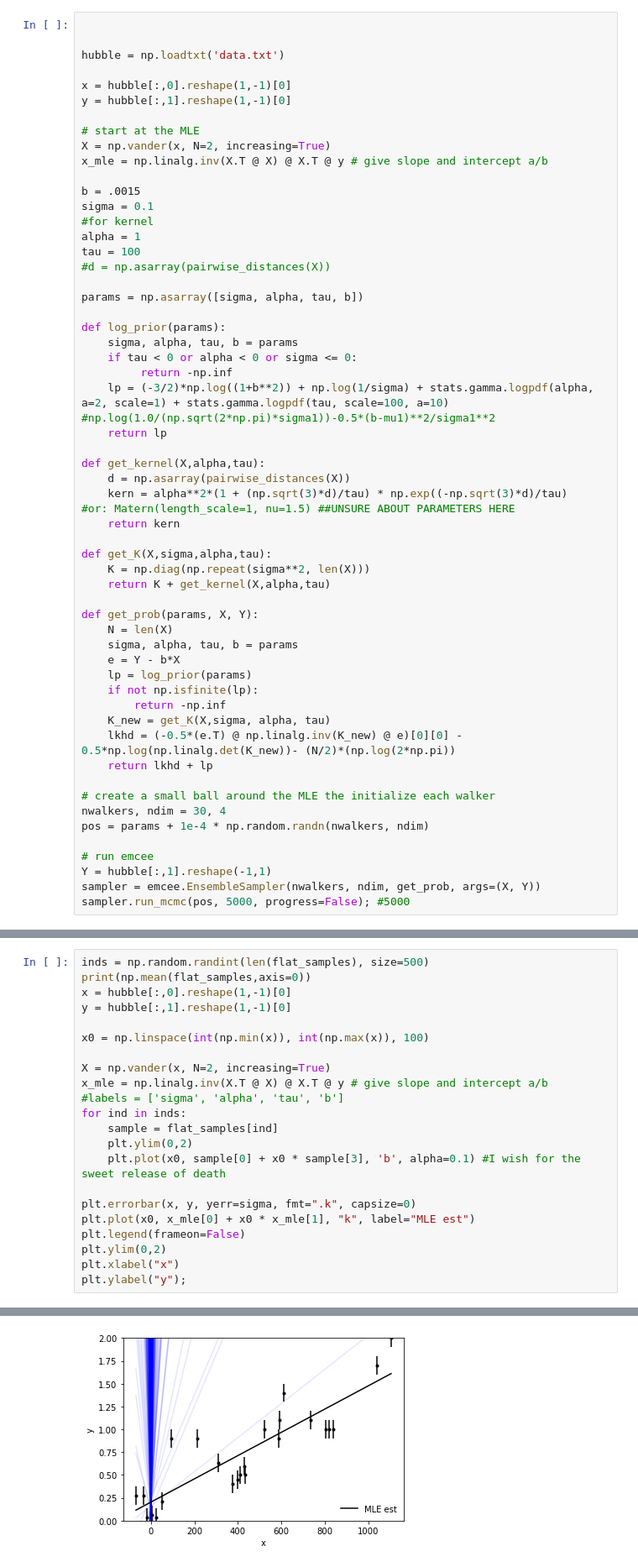
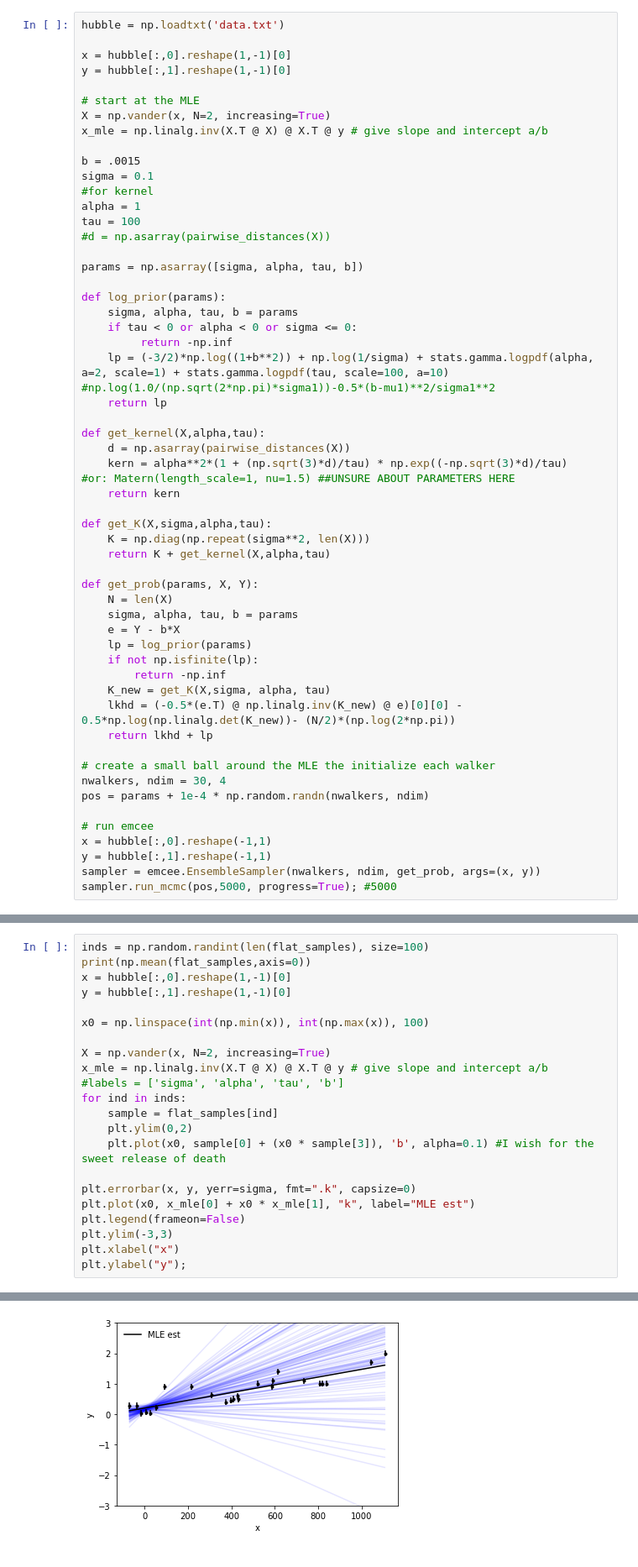
Before and after one commit to idcampbell/sml505-assignment5, a Jupyter notebook: Assignment5.ipynb, the cells around one changed output, grey strips where cells are left out. Shown: that part at 84% size. Saved outputs shown, nothing was run; the diff lists cells and outputs as text.

```diff
--- a/Assignment5.ipynb
+++ b/Assignment5.ipynb
@@ -35,8 +35,6 @@ import jax.numpy as jnp
 from sklearn.metrics import pairwise_distances
 import emcee
 # %%
-
-
 hubble = np.loadtxt('data.txt')
 
 x = hubble[:,0].reshape(1,-1)[0]
@@ -87,9 +85,10 @@ nwalkers, ndim = 30, 4
 pos = params + 1e-4 * np.random.randn(nwalkers, ndim)
 
 # run emcee
-Y = hubble[:,1].reshape(-1,1)
-sampler = emcee.EnsembleSampler(nwalkers, ndim, get_prob, args=(X, Y))
-sampler.run_mcmc(pos, 5000, progress=False); #5000
+x = hubble[:,0].reshape(-1,1)
+y = hubble[:,1].reshape(-1,1)
+sampler = emcee.EnsembleSampler(nwalkers, ndim, get_prob, args=(x, y))
+sampler.run_mcmc(pos,5000, progress=True); #5000
 # %%
 fig, axes = plt.subplots(ndim, sharex=True)
 samples = sampler.get_chain()
@@ -115,5 +114,5 @@ autocorr t: [55.33048257 54.43490831 72.28514023 43.33055304]
 # %%
-inds = np.random.randint(len(flat_samples), size=500)
+inds = np.random.randint(len(flat_samples), size=100)
 print(np.mean(flat_samples,axis=0))
 x = hubble[:,0].reshape(1,-1)[0]
 y = hubble[:,1].reshape(1,-1)[0]
@@ -126,12 +125,12 @@ x_mle = np.linalg.inv(X.T @ X) @ X.T @ y # give slope and intercept a/b
 for ind in inds:
     sample = flat_samples[ind]
     plt.ylim(0,2)
-    plt.plot(x0, sample[0] + x0 * sample[3], 'b', alpha=0.1) #I wish for the sweet release of death
+    plt.plot(x0, sample[0] + (x0 * sample[3]), 'b', alpha=0.1) #I wish for the sweet release of death
 
 plt.errorbar(x, y, yerr=sigma, fmt=".k", capsize=0)
 plt.plot(x0, x_mle[0] + x0 * x_mle[1], "k", label="MLE est")
 plt.legend(frameon=False)
-plt.ylim(0,2)
+plt.ylim(-3,3)
 plt.xlabel("x")
 plt.ylabel("y");
 # %% [output]
@@ -139,4 +138,4 @@ plt.ylabel("y");
-[figure, old version]
+[figure, new version]
 # %% [markdown]
 ## Problem 2: HMC for Hierarchical Regression (7pts)
 
```
Also changed, not shown: parts of 4 cells of this notebook.
